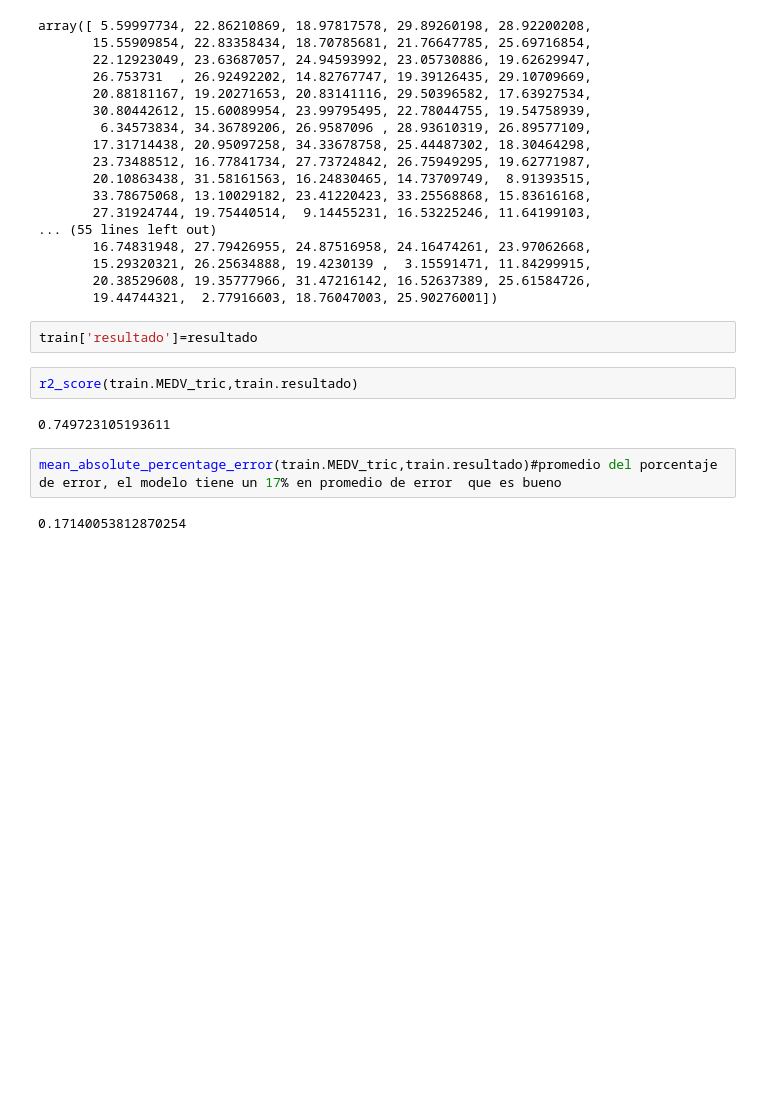
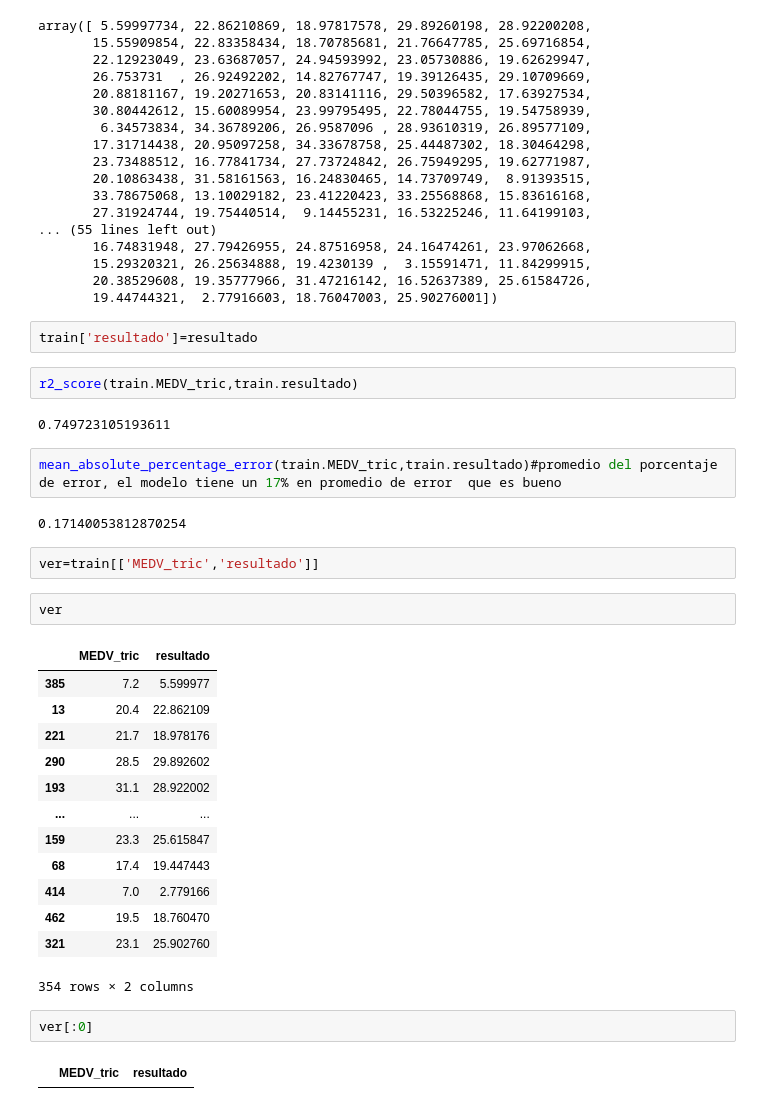
Before and after one commit to maacunap76/Especiaizacion_ML_Deep_DMC, a Jupyter notebook: Supervised_models/Linear_regression/Lab_Boston_Housing_v2.ipynb, the cells around one changed output. Drawn from its saved outputs; the diff is of its cells as text; blank space fills up the shorter version.

```diff
--- a/Supervised_models/Linear_regression/Lab_Boston_Housing_v2.ipynb
+++ b/Supervised_models/Linear_regression/Lab_Boston_Housing_v2.ipynb
@@ -1110,3 +1110,25 @@ r2_score(train.MEDV_tric,train.resultado)
 mean_absolute_percentage_error(train.MEDV_tric,train.resultado)#promedio del porcentaje de error, el modelo tiene un 17% en promedio de error  que es bueno
 # %% [output]
 0.17140053812870254
+# %%
+ver=train[['MEDV_tric','resultado']]
+# %%
+ver
+# %% [output]
+|  | MEDV_tric | resultado |
+| 385 | 7.2 | 5.599977 |
+| 13 | 20.4 | 22.862109 |
+| 221 | 21.7 | 18.978176 |
+| 290 | 28.5 | 29.892602 |
+| 193 | 31.1 | 28.922002 |
+| ... | ... | ... |
+| 159 | 23.3 | 25.615847 |
+| 68 | 17.4 | 19.447443 |
+| 414 | 7.0 | 2.779166 |
+| 462 | 19.5 | 18.760470 |
+| 321 | 23.1 | 25.902760 |
+354 rows × 2 columns
+# %%
+ver[:0]
+# %% [output]
+|  | MEDV_tric | resultado |
```
